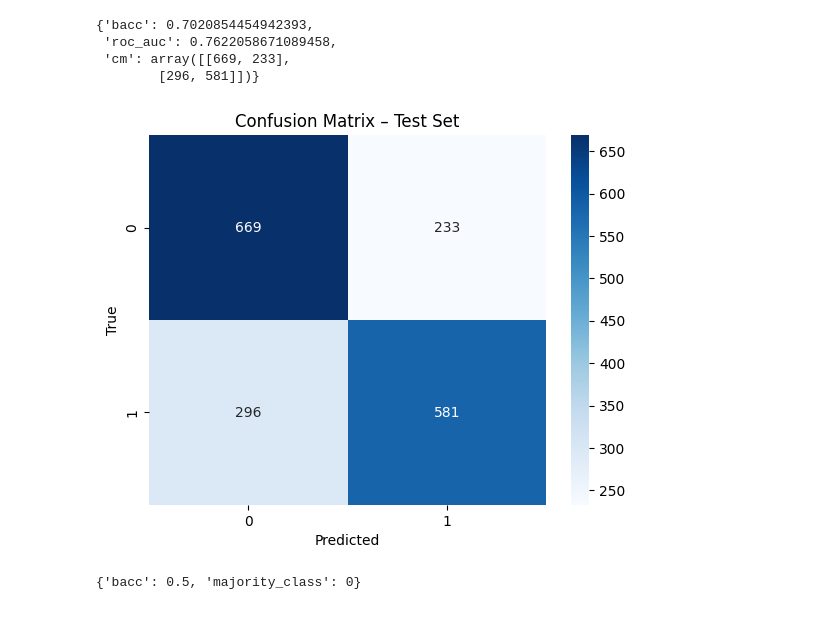
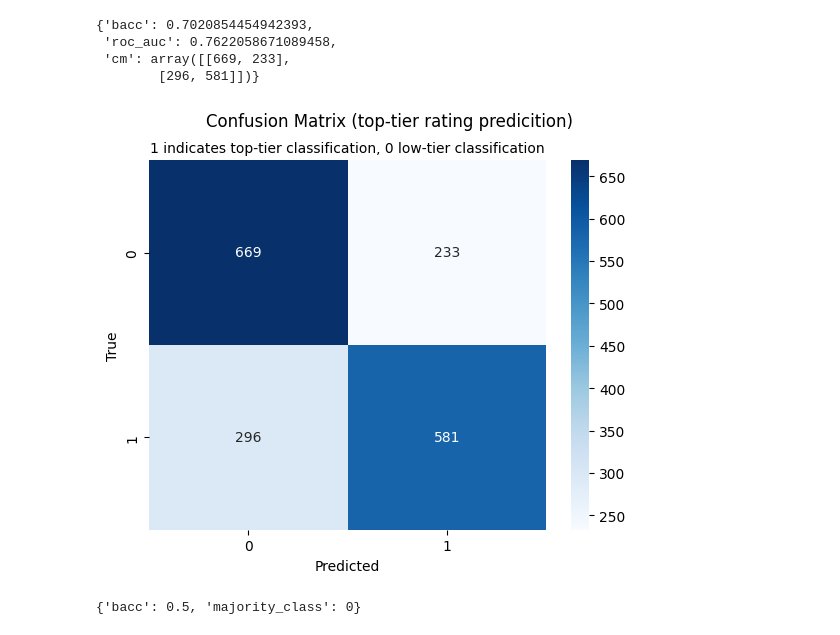
Before and after one commit to philippmoessner/tuwien_bi, a Jupyter notebook: Assignment3/notebook.ipynb, the cells around one changed output. Saved outputs shown, nothing was run; the diff lists cells and outputs as text; code cells hidden in the pictures.

```diff
--- a/Assignment3/notebook.ipynb
+++ b/Assignment3/notebook.ipynb
@@ -2892,18 +2894,19 @@ clf_metrics
 # %%
 import seaborn as sns
 import matplotlib.pyplot as plt
 from sklearn.metrics import confusion_matrix
 
 y_pred = log_reg_grid.best_estimator_.predict(X_test)
 cm = confusion_matrix(y_test, y_pred)
 cm
 sns.heatmap(cm, annot=True, fmt="d", cmap="Blues")
 plt.xlabel("Predicted")
 plt.ylabel("True")
-plt.title("Confusion Matrix – Test Set")
+plt.title("1 indicates top-tier classification, 0 low-tier classification", fontsize=10)
+plt.suptitle("Confusion Matrix (top-tier rating predicition)")
 plt.show()
 # %% [output]
-[figure, old version]
+[figure, new version]
 # %%
 import numpy as np
 
```
Also changed, not shown: parts of 13 cells of this notebook.
